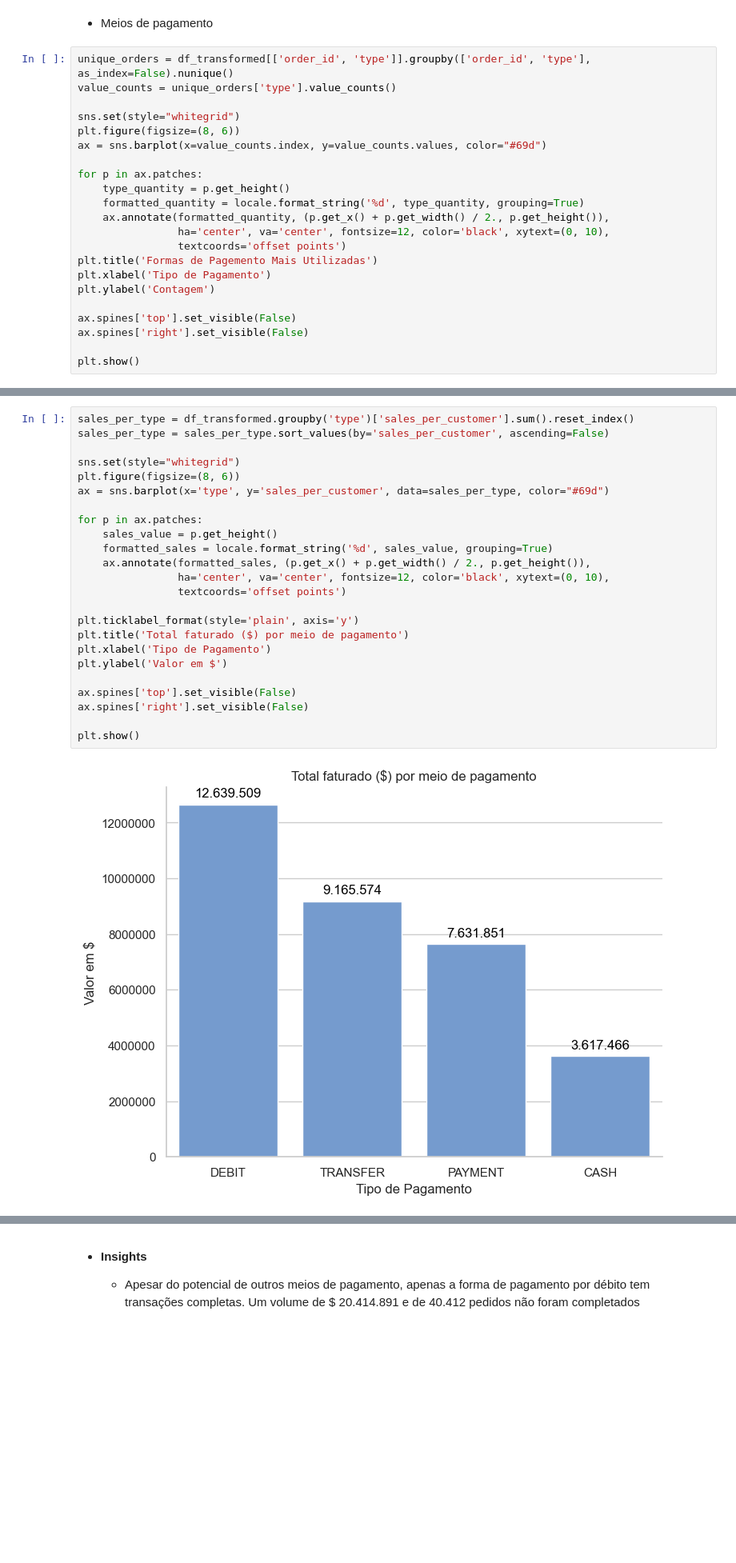
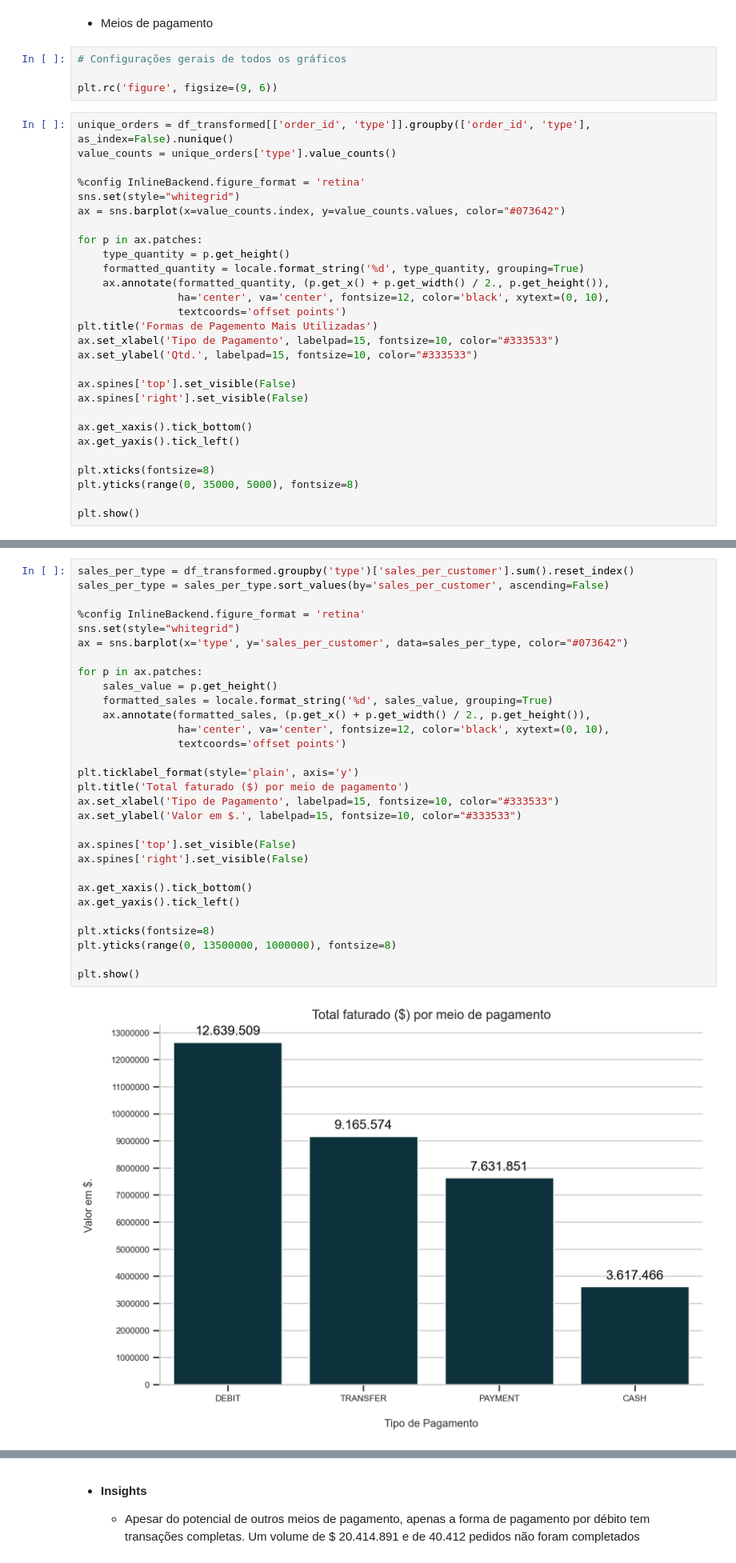
Before and after one commit to cmpbj/supply_chain_EDA, a Jupyter notebook: EDA.ipynb, the cells around one changed output, grey strips where cells are left out. Shown at 80% size. Cells and saved outputs as stored; diff of their text form; blank space fills up the shorter version.

```diff
--- a/EDA.ipynb
+++ b/EDA.ipynb
@@ -334,13 +343,17 @@ df_transformed.drop(columns=['order_date_time', 'shipping_date_time', 'order_dat
 # 4. Visualização
 # %% [markdown]
 * Meios de pagamento
+# %%
+# Configurações gerais de todos os gráficos
+
+plt.rc('figure', figsize=(9, 6))
 # %%
 unique_orders = df_transformed[['order_id', 'type']].groupby(['order_id', 'type'], as_index=False).nunique()
 value_counts = unique_orders['type'].value_counts()
 
+%config InlineBackend.figure_format = 'retina'
 sns.set(style="whitegrid")
-plt.figure(figsize=(8, 6))
-ax = sns.barplot(x=value_counts.index, y=value_counts.values, color="#69d")
+ax = sns.barplot(x=value_counts.index, y=value_counts.values, color="#073642")
 
 for p in ax.patches:
     type_quantity = p.get_height()
@@ -349,11 +362,17 @@ for p in ax.patches:
                 ha='center', va='center', fontsize=12, color='black', xytext=(0, 10),
                 textcoords='offset points')
 plt.title('Formas de Pagemento Mais Utilizadas')
-plt.xlabel('Tipo de Pagamento')
-plt.ylabel('Contagem')
+ax.set_xlabel('Tipo de Pagamento', labelpad=15, fontsize=10, color="#333533")
+ax.set_ylabel('Qtd.', labelpad=15, fontsize=10, color="#333533")
 
 ax.spines['top'].set_visible(False)
 ax.spines['right'].set_visible(False)
 
+ax.get_xaxis().tick_bottom()
+ax.get_yaxis().tick_left()
+
+plt.xticks(fontsize=8)
+plt.yticks(range(0, 35000, 5000), fontsize=8)
+
 plt.show()
 # %% [output]
@@ -378,29 +380,35 @@ plt.show()
 # %%
 sales_per_type = df_transformed.groupby('type')['sales_per_customer'].sum().reset_index()
 sales_per_type = sales_per_type.sort_values(by='sales_per_customer', ascending=False)
 
+%config InlineBackend.figure_format = 'retina'
 sns.set(style="whitegrid")
-plt.figure(figsize=(8, 6))
-ax = sns.barplot(x='type', y='sales_per_customer', data=sales_per_type, color="#69d")
+ax = sns.barplot(x='type', y='sales_per_customer', data=sales_per_type, color="#073642")
 
 for p in ax.patches:
     sales_value = p.get_height()
     formatted_sales = locale.format_string('%d', sales_value, grouping=True)
     ax.annotate(formatted_sales, (p.get_x() + p.get_width() / 2., p.get_height()),
                 ha='center', va='center', fontsize=12, color='black', xytext=(0, 10),
                 textcoords='offset points')
 
 plt.ticklabel_format(style='plain', axis='y')
 plt.title('Total faturado ($) por meio de pagamento')
-plt.xlabel('Tipo de Pagamento')
-plt.ylabel('Valor em $')
+ax.set_xlabel('Tipo de Pagamento', labelpad=15, fontsize=10, color="#333533")
+ax.set_ylabel('Valor em $.', labelpad=15, fontsize=10, color="#333533")
 
 ax.spines['top'].set_visible(False)
 ax.spines['right'].set_visible(False)
 
+ax.get_xaxis().tick_bottom()
+ax.get_yaxis().tick_left()
+
+plt.xticks(fontsize=8)
+plt.yticks(range(0, 13500000, 1000000), fontsize=8)
+
 plt.show()
 # %% [output]
-[figure, old version]
+[figure, new version]
 # %%
 total_sales = df_transformed['type'].value_counts().reset_index()
 sales_per_type = df_transformed.groupby(['type', 'order_status']).size().reset_index().rename(columns={0: 'count'})
```
Also changed, not shown: parts of 49 cells of this notebook.
